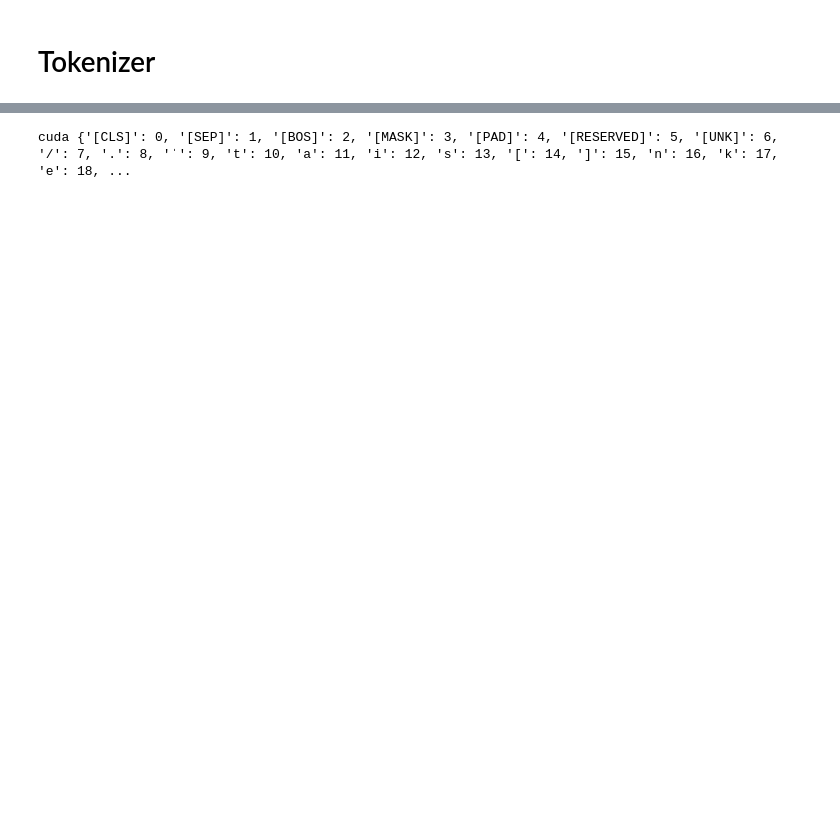
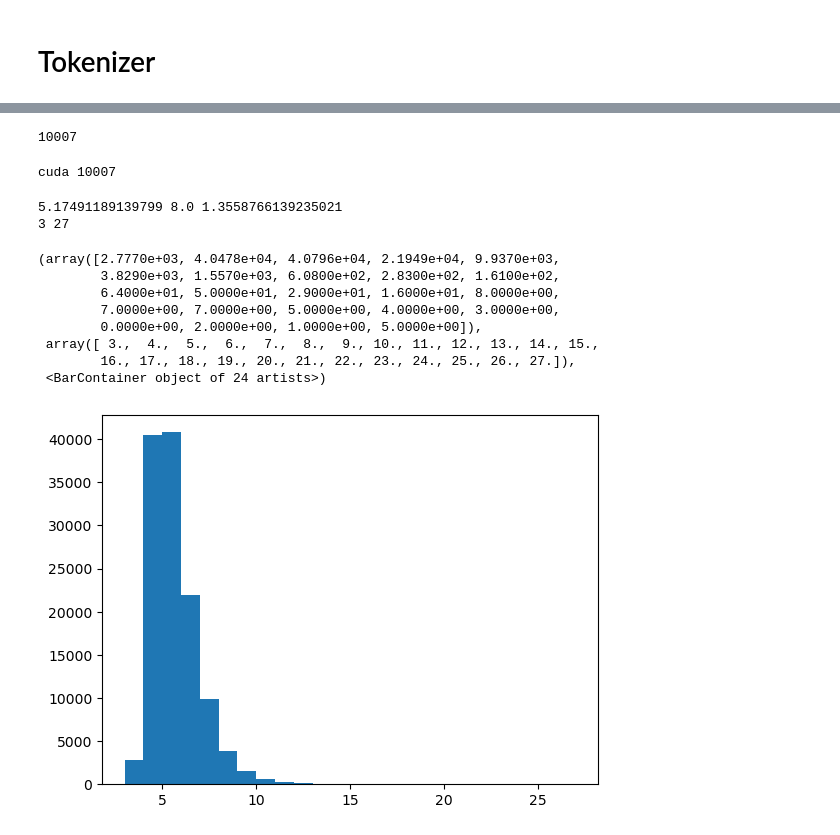
Before and after one commit to TheRealAnonymous008/ML-Playground, a Jupyter notebook: ChaosLang/language-eda.ipynb, the cells around one changed output, grey strips where cells are left out. Cells and saved outputs as stored; diff of their text form; code cells hidden in the pictures; blank space fills up the shorter version.

```diff
--- a/ChaosLang/language-eda.ipynb
+++ b/ChaosLang/language-eda.ipynb
@@ -63,0 +42,11 @@ d 37409
+# %%
+total = np.sum(list(symbols_hist.values()))
+rare_symbols = []
+uni_percent = 1/len(symbols_hist)
+for x in symbols:
+    percent = symbols_hist[x] / total * 100
+    zipf_factor = percent / (symbols_hist[symbols[0]] / total * 100)
+    if (zipf_factor < uni_percent):
+        rare_symbols.append(x)
+
+print(rare_symbols)
@@ -63,0 +68,3 @@ d 37409
+# %%
+pronunciation_list = final_list
+print(len(pronunciation_list))
@@ -116,26 +125,55 @@ from tqdm import tqdm
+# %%
+from tokenizers import Tokenizer, AddedToken
+from tokenizers.trainers import WordPieceTrainer
+
+pronunciation_tokenizer = Tokenizer(models.WordPiece(unk_token="[UNK]"))
+pronunciation_tokenizer.train_from_iterator(pronunciation_list, WordPieceTrainer(vocab_size=200))
+pronunciation_tokenizer.add_special_tokens([
+    "[BOS]", "[EOS]", "[SEP]", "[PAD]", "[MASK]", "[UNK]", "[CLS]"
+    ])
+pronunciation_tokenizer.post_processor = processors.TemplateProcessing(
+    single = f"[CLS]:0 $A:0 [SEP]:0",
+    pair = f"[CLS]:0 $A:0 [SEP]:0 $B:1 [SEP]:1",
+    special_tokens=[("[CLS]", pronunciation_tokenizer.get_vocab()["[CLS]"]),
+                    ("[SEP]", pronunciation_tokenizer.get_vocab()["[SEP]"])
+    ]
+)
+pronunciation_tokenizer.decoder = decoders.WordPiece()
+vocab = pronunciation_tokenizer.get_vocab()
+print(len(vocab))
+# %% [output]
+10007
 # %%
-pronunciation_tokenizer = CharacterTokenizer(symbols, 100)
-vocab = pronunciation_tokenizer.get_vocab()
-phonetics_model = PhoneticTransformer(len(vocab))
-
 device = torch.device("cuda" if torch.cuda.is_available() else "cpu")
-print(device, vocab)
-
-phonetics_model = phonetics_model.to(device)
+print(device, len(vocab))
 # %% [output]
-cuda {'[CLS]': 0, '[SEP]': 1, '[BOS]': 2, '[MASK]': 3, '[PAD]': 4, '[RESERVED]': 5, '[UNK]': 6, '/': 7, '.': 8, 'ˈ': 9, 't': 10, 'a': 11, 'i': 12, 's': 13, '[': 14, ']': 15, 'n': 16, 'k': 17, 'e': 18, ...
+cuda 10007
 # %%
 dataset = []
-for i in range(0, len(loaded_df)):
-    x = loaded_df.iloc[i]
-    tok = pronunciation_tokenizer.encode(x["pronunciation"])
+for p in pronunciation_list:
+    tok = pronunciation_tokenizer.encode(p)
     row = []
-    for t in tok:
+    for t in tok.ids:
         row.append(t)
         # dataset.append(row.copy())
-    dataset.append(tok)
-
-phonetics_dataset = PhoneticsDataset(dataset, vocab, 100)
-
-BATCH_SIZE = 1024
-dataloader = DataLoader(phonetics_dataset, batch_size=BATCH_SIZE, shuffle=True)
+    dataset.append(row)
+# %%
+lengths = []
+for i in dataset:
+    lengths.append(len(i))
+
+print(np.mean(lengths), np.quantile(lengths, 0.975), np.std(lengths))
+print(np.min(lengths), np.max(lengths))
+plt.hist(lengths, np.max(lengths) - np.min(lengths))
+# %% [output]
+5.17491189139799 8.0 1.3558766139235021
+3 27
+(array([2.7770e+03, 4.0478e+04, 4.0796e+04, 2.1949e+04, 9.9370e+03,
+        3.8290e+03, 1.5570e+03, 6.0800e+02, 2.8300e+02, 1.6100e+02,
+        6.4000e+01, 5.0000e+01, 2.9000e+01, 1.6000e+01, 8.0000e+00,
+        7.0000e+00, 7.0000e+00, 5.0000e+00, 4.0000e+00, 3.0000e+00,
+        0.0000e+00, 2.0000e+00, 1.0000e+00, 5.0000e+00]),
+ array([ 3.,  4.,  5.,  6.,  7.,  8.,  9., 10., 11., 12., 13., 14., 15.,
+        16., 17., 18., 19., 20., 21., 22., 23., 24., 25., 26., 27.]),
+ <BarContainer object of 24 artists>)
+[figure, added]
```
Also changed, not shown: parts of 20 cells of this notebook, 9 other files.
